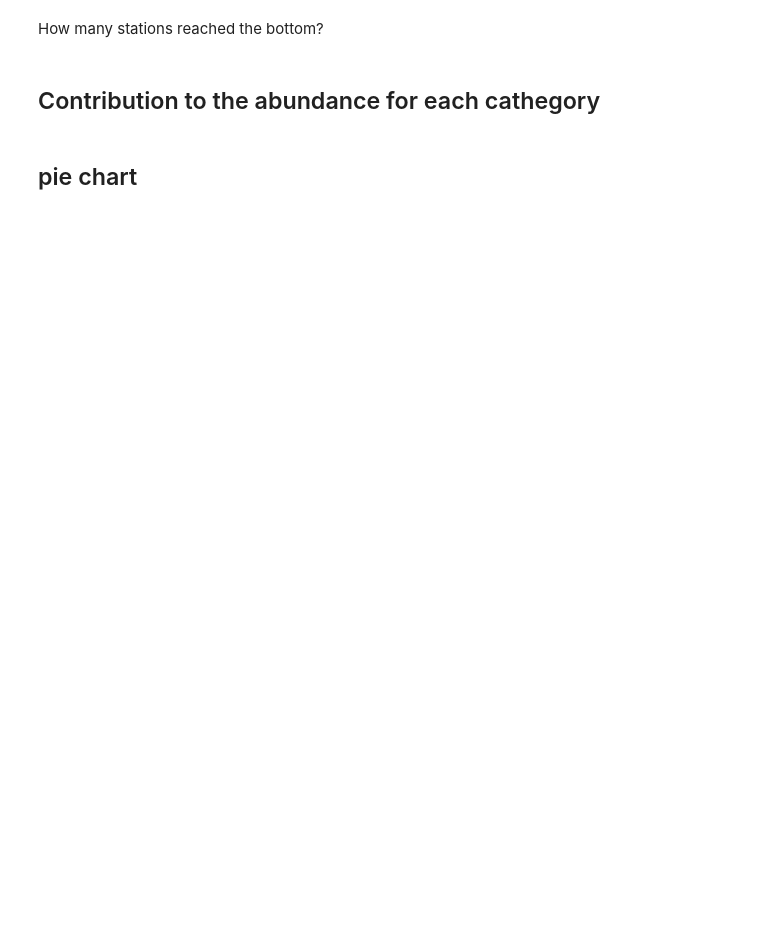
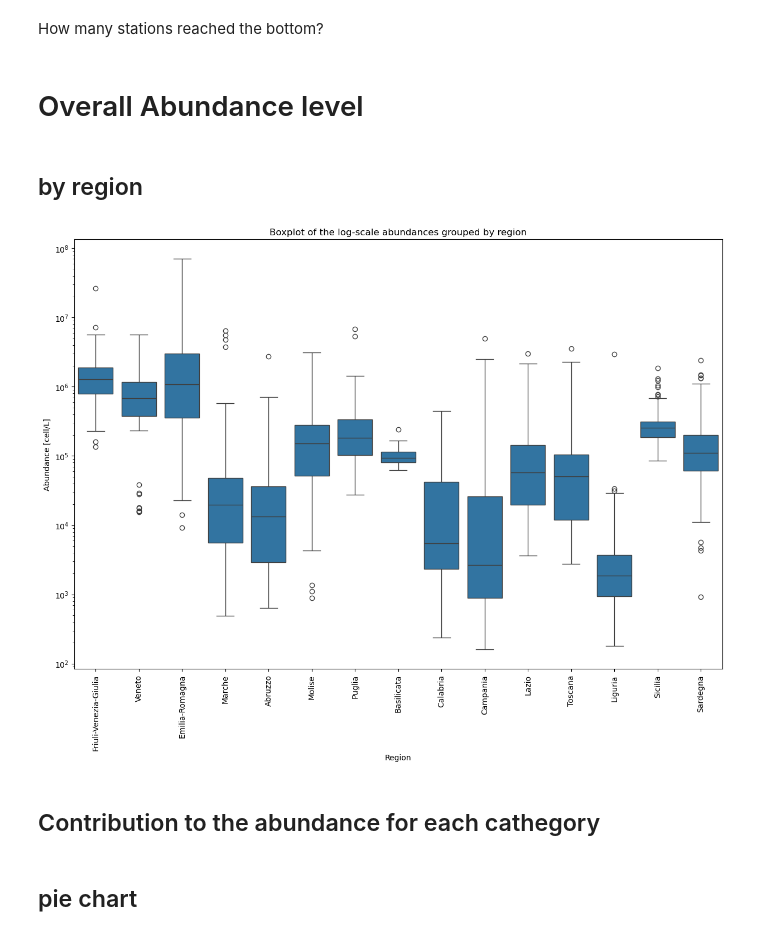
Before and after one commit to Alberto-Ghedin/ISPRA_20152017_Analysis, a Jupyter notebook: Report_with_outliers.ipynb, the cells around one changed output. Drawn from its saved outputs; the diff is of its cells as text; code cells hidden in the pictures; blank space fills up the shorter version.

```diff
--- a/Report_with_outliers.ipynb
+++ b/Report_with_outliers.ipynb
@@ -476,3 +506,5 @@ How many stations reached the bottom?
 df_deepest_depths = pd.merge(phyto_abundances[["id", "Sample_depth"]].sort_values("Sample_depth",ascending=False).drop_duplicates("id", keep="first"), right= df_lat_long_stations[["id", "Sea_depth"]], left_on="id", right_on="id")
 # %%
 df_deepest_depths[df_deepest_depths.apply(lambda x: abs(x["Sample_depth"] - x["Sea_depth"]), axis = 1) <= 2.].count()
+# %% [markdown]
+# Overall Abundance level
@@ -479,3 +518,20 @@ df_deepest_depths[df_deepest_depths.apply(lambda x: abs(x["Sample_depth"] - x["S
+# %% [markdown]
+## by region
+# %%
+fig, ax = plt.subplots(1,1, figsize=(15, 10))
+ax.set_yscale("log")
+sns.boxplot(
+    df.sort_values(by = "Region", key = lambda col: [ordered_regions_dict[item] for item in col.to_list()]),
+    x = "Region",
+    y = "Num_cell_l",
+    ax = ax
+)
+ax.set_ylabel("Abundance [cell/L]")
+plt.title("Boxplot of the log-scale abundances grouped by region")
+ax.set_xticklabels(labels = ordered_regions, rotation = 90);
+plt.savefig("/mnt/d/PHD/ISPRA_20152017_Analysis/Plots/boxplot_abund_by_region.png")
+# %% [output]
+[figure, added]
 # %% [markdown]
 ## Contribution to the abundance for each cathegory
 # %%
```
Also changed, not shown: parts of 39 cells of this notebook, 1 other file.
